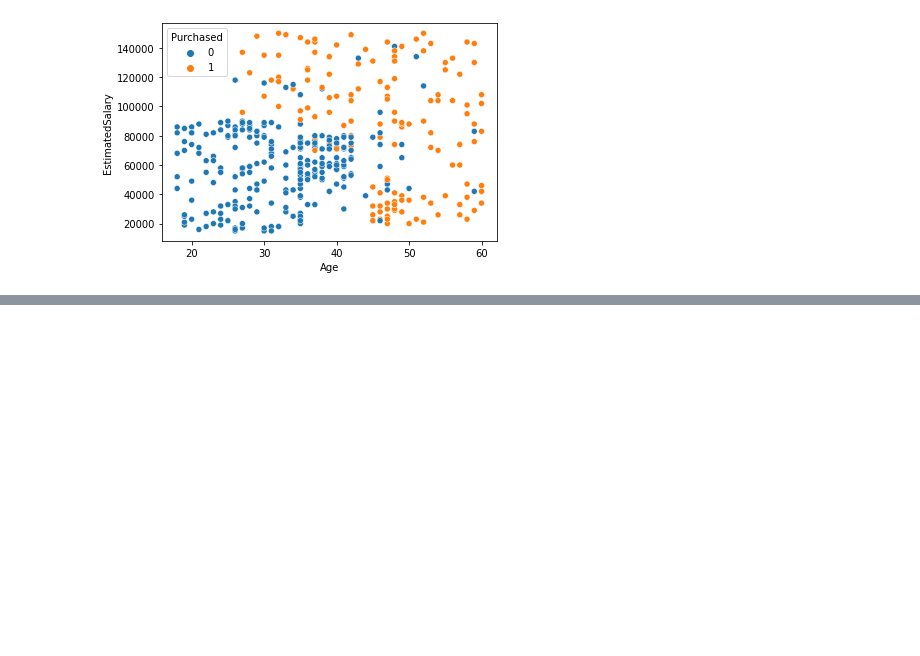
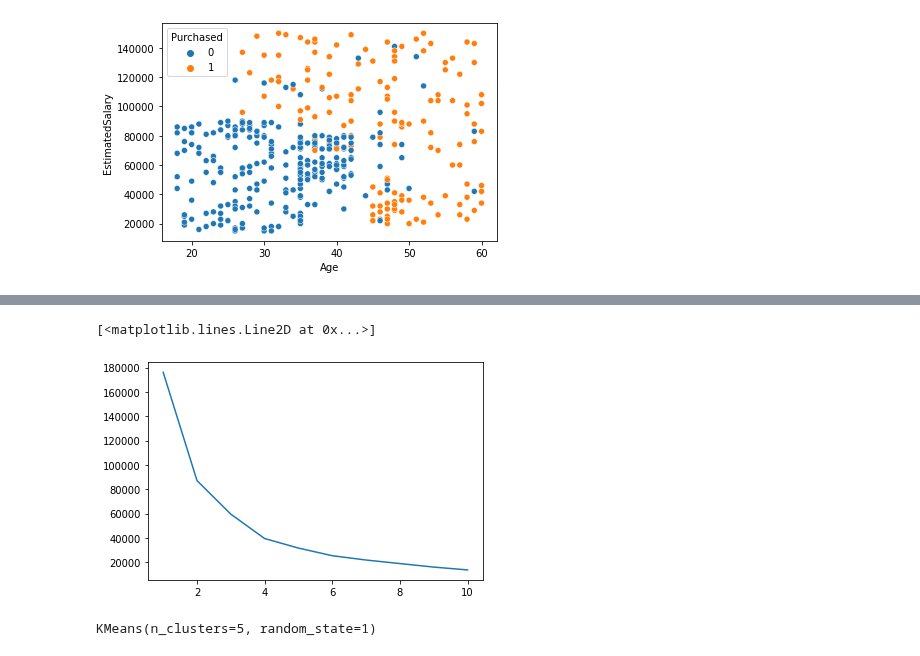
Before and after one commit to kozz84/Udemy, a Jupyter notebook: Machine_Learning_A_Z.ipynb, the cells around one changed output, grey strips where cells are left out. Cells and saved outputs as stored; diff of their text form; code cells hidden in the pictures; blank space fills up the shorter version.

```diff
--- a/Machine_Learning_A_Z.ipynb
+++ b/Machine_Learning_A_Z.ipynb
@@ -807,0 +835,2 @@ salary_min = X[:,1].min()
+# %%
+X = data.iloc[:,1:3]
@@ -807,0 +860,7 @@ salary_min = X[:,1].min()
+# %%
+wcss = []
+for i in range(1,11):
+    kmeans = KMeans(n_clusters=i,init='k-means++')
+    kmeans.fit(X)
+    wcss.append(kmeans.inertia_)
+wcss
@@ -807,0 +878,10 @@ salary_min = X[:,1].min()
+# %%
+plt.plot(range(1,11),wcss)
+# %% [output]
+[<matplotlib.lines.Line2D at 0x...>]
+[figure, added]
+# %%
+kmeans = KMeans(n_clusters=5,init='k-means++',random_state=1)
+kmeans.fit(X)
+# %% [output]
+KMeans(n_clusters=5, random_state=1)
```
Also changed, not shown: parts of 20 cells of this notebook.
